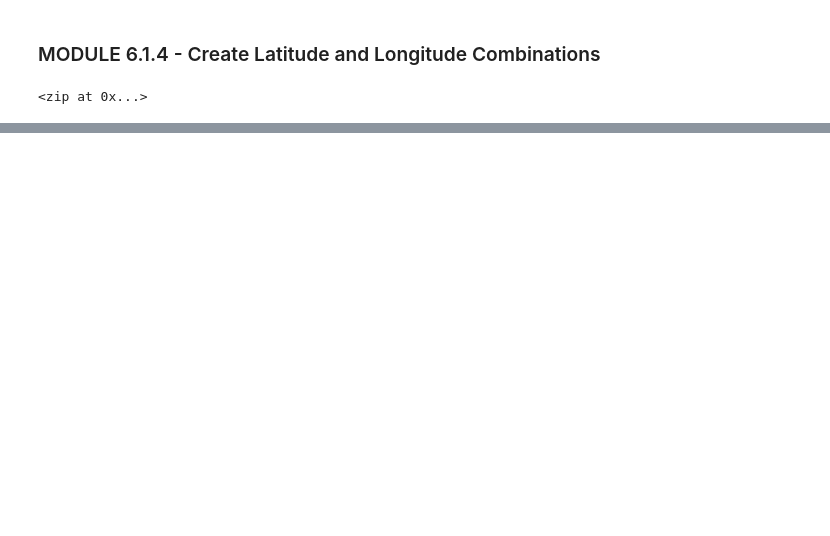
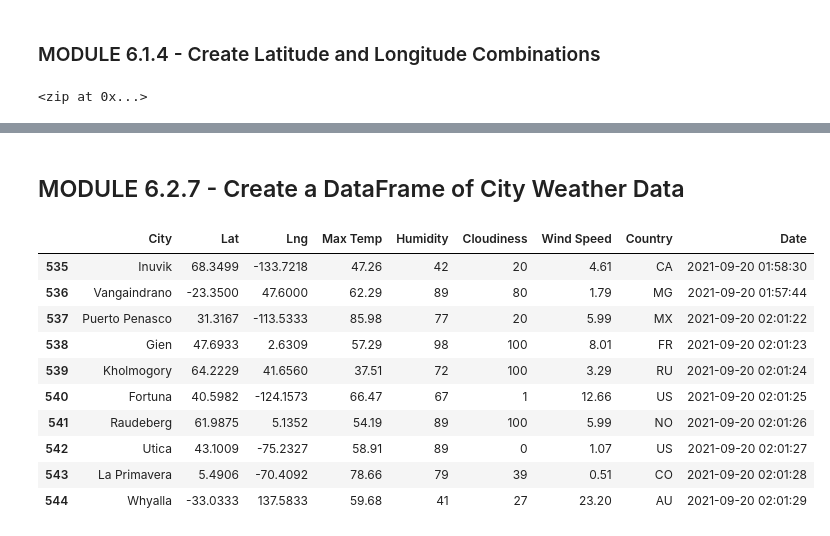
Before and after one commit to IJG-DR/World_Weather_Analysis, a Jupyter notebook: WeatherPy.ipynb, the cells around one changed output, grey strips where cells are left out. Saved outputs shown, nothing was run; the diff lists cells and outputs as text; code cells hidden in the pictures; blank space fills up the shorter version.

Commit message:
Modifying gitignore and adding WeatherPy file.

```diff
--- a/WeatherPy.ipynb
+++ b/WeatherPy.ipynb
@@ -69,0 +86,3 @@ len(cities)
+# %%
+# Starting URL for Weather Map API Call.
+url = "http://api.openweathermap.org/data/2.5/weather?units=Imperial&APPID=" + weather_api_key
@@ -69,0 +176,8 @@ len(cities)
+# %%
+# Before we collect weather data from more than 500 cities,
+# we'll walk through how to get the weather data from Boston.
+# Create an endpoint URL for a city.
+
+city_url = url + "&q=" + "Boston"
+city_weather = requests.get(city_url)
+city_weather.json()
@@ -69,0 +282,14 @@ len(cities)
+# %%
+# Create an empty list to hold the weather data.
+
+city_data = []
+
+# Print the beginning of the logging.
+
+print("Beginning Data Retrieval     ")
+print("-----------------------------")
+
+# Create counters.
+
+record_count = 1
+set_count = 1
@@ -69,0 +383,19 @@ len(cities)
+# %% [markdown]
+## MODULE 6.2.7 - Create a DataFrame of City Weather Data
+# %%
+# Convert the array of dictionaries to a Pandas DataFrame.
+
+city_data_df = pd.DataFrame(city_data)
+city_data_df.tail (10)
+# %% [output]
+|  | City | Lat | Lng | Max Temp | Humidity | Cloudiness | Wind Speed | Country | Date |
+| 535 | Inuvik | 68.3499 | -133.7218 | 47.26 | 42 | 20 | 4.61 | CA | 2021-09-20 01:58:30 |
+| 536 | Vangaindrano | -23.3500 | 47.6000 | 62.29 | 89 | 80 | 1.79 | MG | 2021-09-20 01:57:44 |
+| 537 | Puerto Penasco | 31.3167 | -113.5333 | 85.98 | 77 | 20 | 5.99 | MX | 2021-09-20 02:01:22 |
+| 538 | Gien | 47.6933 | 2.6309 | 57.29 | 98 | 100 | 8.01 | FR | 2021-09-20 02:01:23 |
+| 539 | Kholmogory | 64.2229 | 41.6560 | 37.51 | 72 | 100 | 3.29 | RU | 2021-09-20 02:01:24 |
+| 540 | Fortuna | 40.5982 | -124.1573 | 66.47 | 67 | 1 | 12.66 | US | 2021-09-20 02:01:25 |
+| 541 | Raudeberg | 61.9875 | 5.1352 | 54.19 | 89 | 100 | 5.99 | NO | 2021-09-20 02:01:26 |
+| 542 | Utica | 43.1009 | -75.2327 | 58.91 | 89 | 0 | 1.07 | US | 2021-09-20 02:01:27 |
+| 543 | La Primavera | 5.4906 | -70.4092 | 78.66 | 79 | 39 | 0.51 | CO | 2021-09-20 02:01:28 |
+| 544 | Whyalla | -33.0333 | 137.5833 | 59.68 | 41 | 27 | 23.20 | AU | 2021-09-20 02:01:29 |
```
Also changed, not shown: parts of 45 cells of this notebook, 2 other files.
